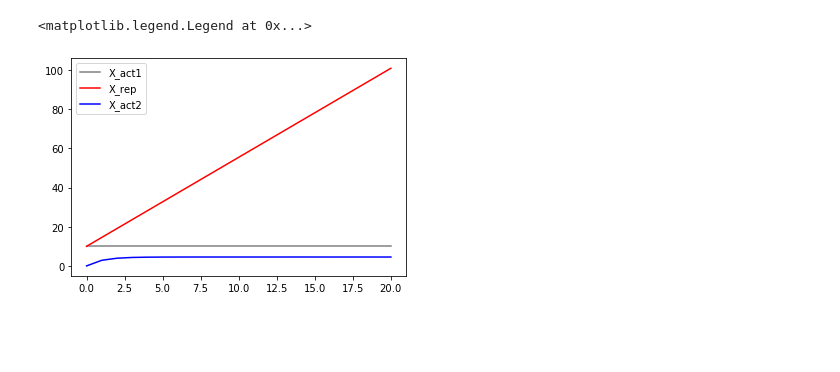
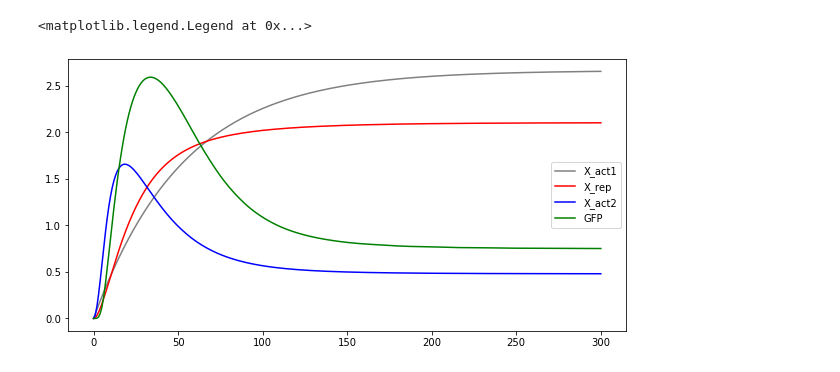
Before and after one commit to cudek/wbbib-biologia-syntetyczna-projekt, a Jupyter notebook: Zielony-fluorescencyjny-generator-impulsów.ipynb, the cells around one changed output. Cells and saved outputs as stored; diff of their text form; code cells hidden in the pictures; blank space fills up the shorter version.

```diff
--- a/Zielony-fluorescencyjny-generator-impulsów.ipynb
+++ b/Zielony-fluorescencyjny-generator-impulsów.ipynb
@@ -98,50 +75,60 @@ plt.show()
 # %%
 import numpy as np
 from scipy.integrate import solve_ivp
 import matplotlib.pyplot as plt
 
-b_ind = 0.56
-b_act1 = 5
-K_act1 = 1
-b_rep = 0.02
-K_rep = 0.01
-b_act2 = 0.56
-K_act2 = 0.01
-a = 2
+a_act1 = 0.01875
+b_act1 = 0.05
+
+a_rep = 0.08
+b_rep = 0.2
+
+a_act2 = 0.05
+b_act2 = 0.5
+
+a_GFP = 0.1
+b_GFP = 0.4
+
+K_rep_act1 = 0.5
+K_act2_act1 = 0.3
+K_act2_rep = 0.5
+K_GFP_act2 = 1
 
 def model (t, y):
     X_act1 = y[0]
     X_rep = y[1]
     X_act2 = y[2]
-#     X_GFP = y[3]
-    dX_act1_dt = 0
-    dX_rep_dt = b_act1 * X_act1 / (K_act1 + X_act1)
-    X_act2_dt = b_act1 * X_act1 / (K_act1 + X_act1) - a * X_rep
-#     X_GFP_dt = b_act2 * X_act2 / (b_act2 + X_act2)
-#     return [dX_act1_dt,
-#            dX_rep_dt,
-#            X_act2_dt,
-#            X_GFP_dt]
+    X_GFP = y[3]
+
+    dX_act1_dt = b_act1 - a_act1 * X_act1
+    dX_rep_dt = b_rep * X_act1 / (K_rep_act1 + X_act1) - a_rep * X_rep
+    dX_act2_dt = b_act2 * (X_act1 / (K_act2_act1 + X_act1)) * (K_act2_rep**2/ (K_act2_rep**2 + X_rep**2)) - a_act2 * X_act2
+    dX_GFP_dt = b_GFP * X_act2**2 / (K_GFP_act2**2 + X_act2**2) - a_GFP * X_GFP
+
     return [dX_act1_dt,
             dX_rep_dt,
-            X_act2_dt]
+            dX_act2_dt,
+            dX_GFP_dt]
 
-# solver = solve_ivp(model, [0, 20], [0, 0, 0, 0])
-solver = solve_ivp(model, [0, 20], [10, 0, 0], t_eval=np.linspace(0, 20, 21))
+time = 300
+solver = solve_ivp(model, [0, time], [0, 0, 0, 0], t_eval=np.linspace(0, time, time+1))
 
 t = solver.t
 
-# X_act1, X_rep, X_act2, X_GFP = solver.y
-X_act1, X_rep, X_act2 = solver.y
+X_act1, X_rep, X_act2, X_GFP = solver.y
 
-plt.figure(1)
+# print(X_act2)
+#print(t)
+
+plt.rcParams['figure.figsize'] = [10, 5]
+plt.figure()
 plt.clf()
 fig, ax = plt.subplots(num=1)
 ax.plot(t, X_act1, 'k-', label='X_act1', color='gray')
 ax.plot(t, X_rep, 'k-', label='X_rep', color='red')
 ax.plot(t, X_act2, 'k-', label='X_act2', color='blue')
-# ax.plot(t, X_GFP, 'k-', label='GFP', color='green')
+ax.plot(t, X_GFP, 'k-', label='GFP', color='green')
 ax.legend(loc='best')
 # %% [output]
 <matplotlib.legend.Legend at 0x...>
-[figure, old version]
+[figure, new version]
```
Also changed, not shown: parts of 9 cells of this notebook.
